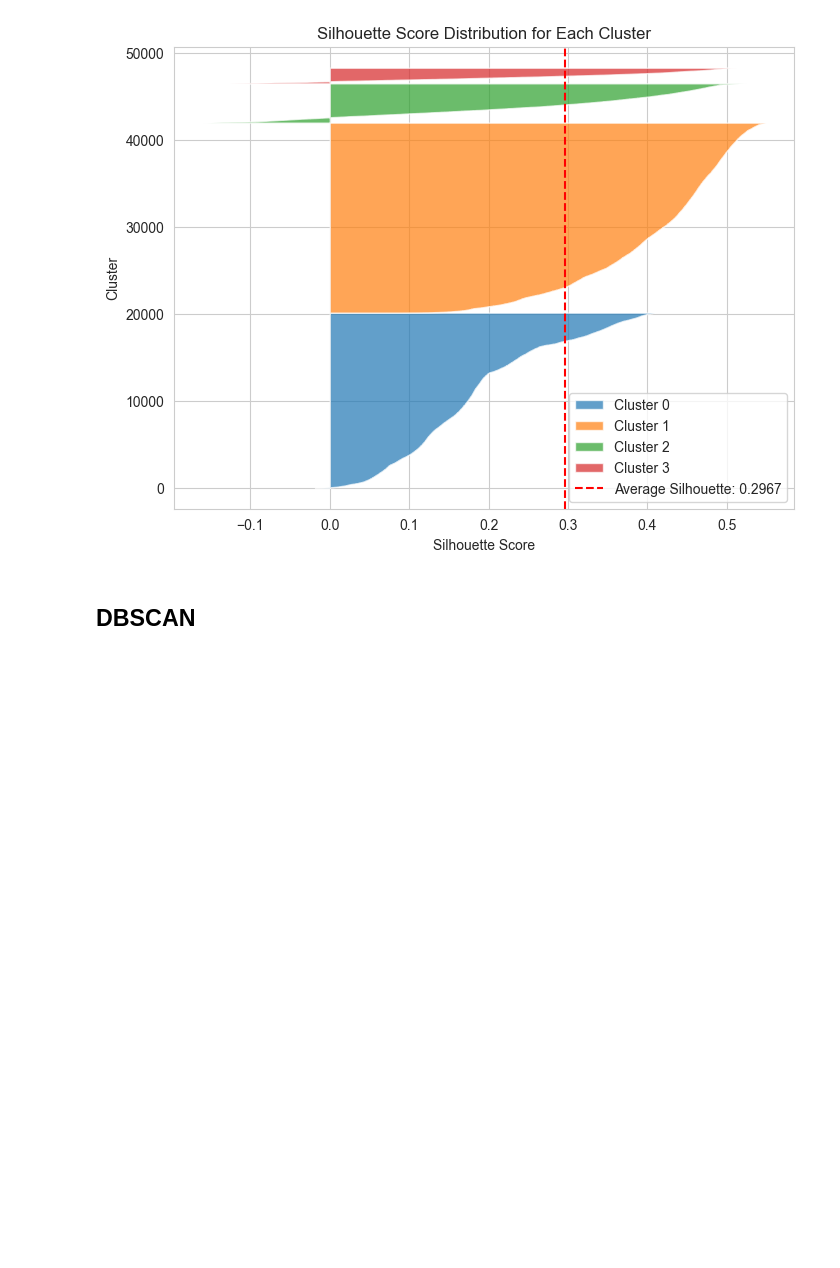
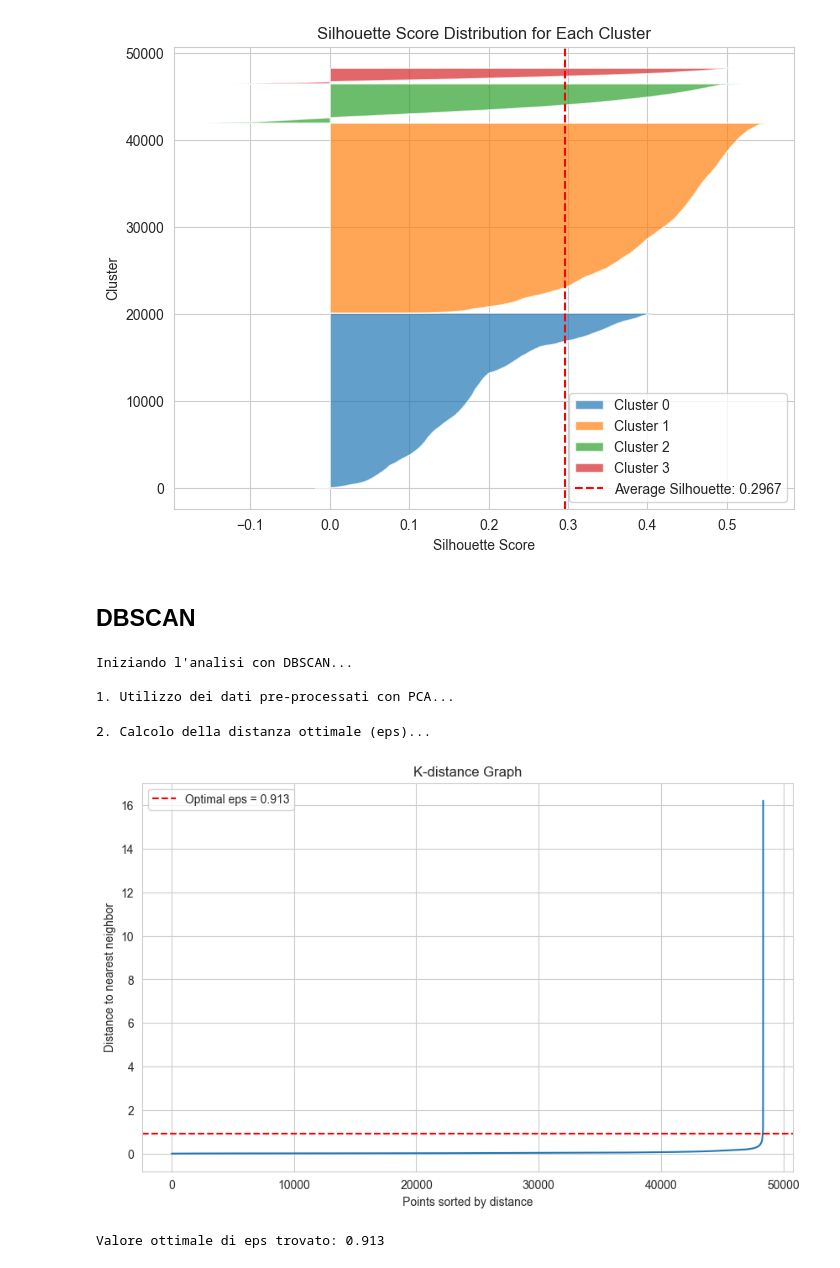
Before and after one commit to enricopierga/DataScience_2024-2025_Projects, a Jupyter notebook: Clustering/clustering_matches.ipynb, the cells around one changed output. Drawn from its saved outputs; the diff is of its cells as text; code cells hidden in the pictures; blank space fills up the shorter version.

Commit message:
DBSCAN *V*

```diff
--- a/Clustering/clustering_matches.ipynb
+++ b/Clustering/clustering_matches.ipynb
@@ -800,3 +800,57 @@ Average silhouette score: 0.2967
 [figure]
 # %% [markdown]
 ## DBSCAN
+# %%
+from sklearn.cluster import DBSCAN
+from sklearn.neighbors import NearestNeighbors
+from kneed import KneeLocator  # Aggiungiamo questa importazione
+import numpy as np
+import matplotlib.pyplot as plt
+from tqdm import tqdm
+
+# Se non hai installato kneed, esegui prima:
+# !pip install kneed
+
+print("Iniziando l'analisi con DBSCAN...")
+
+# 1. Preparazione dei dati (usando i dati già scalati e ridotti con PCA)
+print("\n1. Utilizzo dei dati pre-processati con PCA...")
+X = X_pca  # usiamo i dati già processati con PCA
+# %% [output]
+Iniziando l'analisi con DBSCAN...
+
+1. Utilizzo dei dati pre-processati con PCA...
+# %%
+# 2. Trovare il valore ottimale di eps
+print("\n2. Calcolo della distanza ottimale (eps)...")
+neighbors = NearestNeighbors(n_neighbors=2)
+neighbors_fit = neighbors.fit(X)
+distances, indices = neighbors_fit.kneighbors(X)
+distances = np.sort(distances[:, 1])
+
+# Visualizzazione del grafico delle distanze
+plt.figure(figsize=(10, 6))
+plt.plot(range(len(distances)), distances)
+plt.title('K-distance Graph')
+plt.xlabel('Points sorted by distance')
+plt.ylabel('Distance to nearest neighbor')
+plt.grid(True)
+
+# Trova il punto di gomito
+knee_locator = KneeLocator(range(len(distances)),
+                          distances,
+                          curve='convex',
+                          direction='increasing')
+elbow_point = knee_locator.elbow
+eps_value = distances[elbow_point]
+
+plt.axhline(y=eps_value, color='r', linestyle='--',
+            label=f'Optimal eps = {eps_value:.3f}')
+plt.legend()
+plt.show()
+
+print(f"\nValore ottimale di eps trovato: {eps_value:.3f}")
+# %% [output]
+2. Calcolo della distanza ottimale (eps)...
+[figure, added]
+Valore ottimale di eps trovato: 0.913
```
Also changed, not shown: parts of 7 cells of this notebook.
